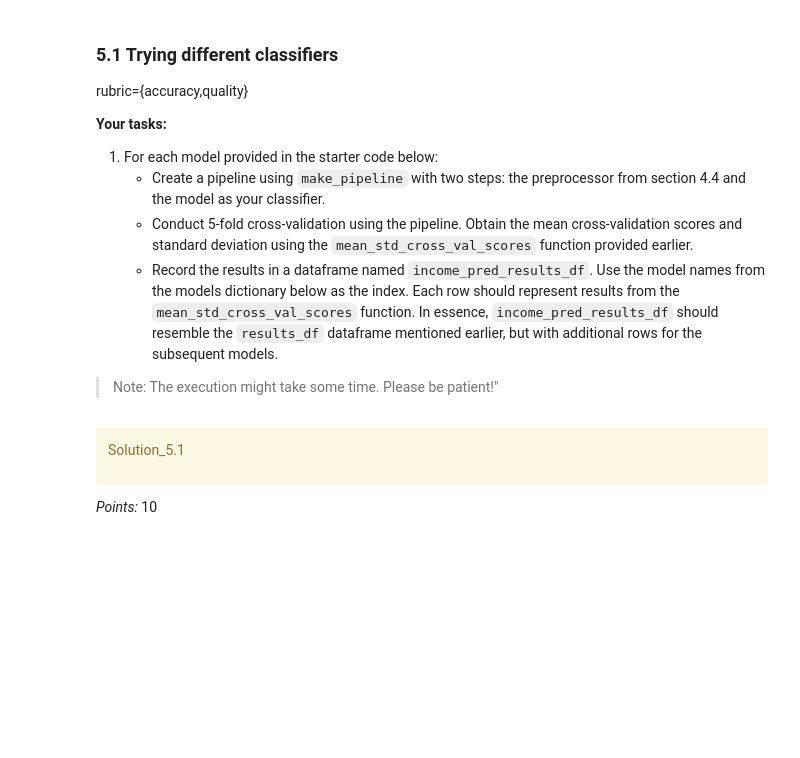
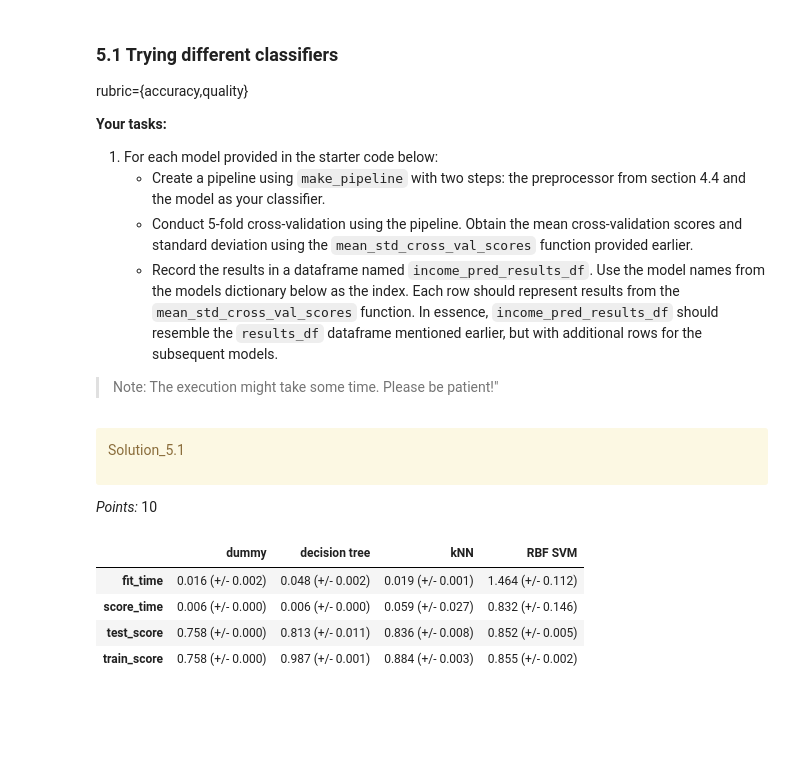
Before and after one commit to kijookijoo/330-hw3, a Jupyter notebook: hw3.ipynb, the cells around one changed output. Cells and saved outputs as stored; diff of their text form; code cells hidden in the pictures; blank space fills up the shorter version.

```diff
--- a/hw3.ipynb
+++ b/hw3.ipynb
@@ -580,6 +548,6 @@ Solution_4.2
 
 _Points:_ 2
 # %%
-binary_transformer = OrdinalEncoder(categories=[["Male", "Female"]])
+binary_transformer = OneHotEncoder(drop='if_binary', dtype=int)
 binary_transformer.fit(train_df[["sex"]])
 # %% [output]
@@ -841,3 +772,12 @@ income_pred_results_df = None
+# %%
+income_pred_results_df = pd.DataFrame(results_dict)
+income_pred_results_df
+# %% [output]
+|  | dummy | decision tree | kNN | RBF SVM |
+| fit_time | 0.016 (+/- 0.002) | 0.048 (+/- 0.002) | 0.019 (+/- 0.001) | 1.464 (+/- 0.112) |
+| score_time | 0.006 (+/- 0.000) | 0.006 (+/- 0.000) | 0.059 (+/- 0.027) | 0.832 (+/- 0.146) |
+| test_score | 0.758 (+/- 0.000) | 0.813 (+/- 0.011) | 0.836 (+/- 0.008) | 0.852 (+/- 0.005) |
+| train_score | 0.758 (+/- 0.000) | 0.987 (+/- 0.001) | 0.884 (+/- 0.003) | 0.855 (+/- 0.002) |
 # %% [markdown]
 <!-- END QUESTION -->
 
```
Also changed, not shown: parts of 31 cells of this notebook, 1 other file.
